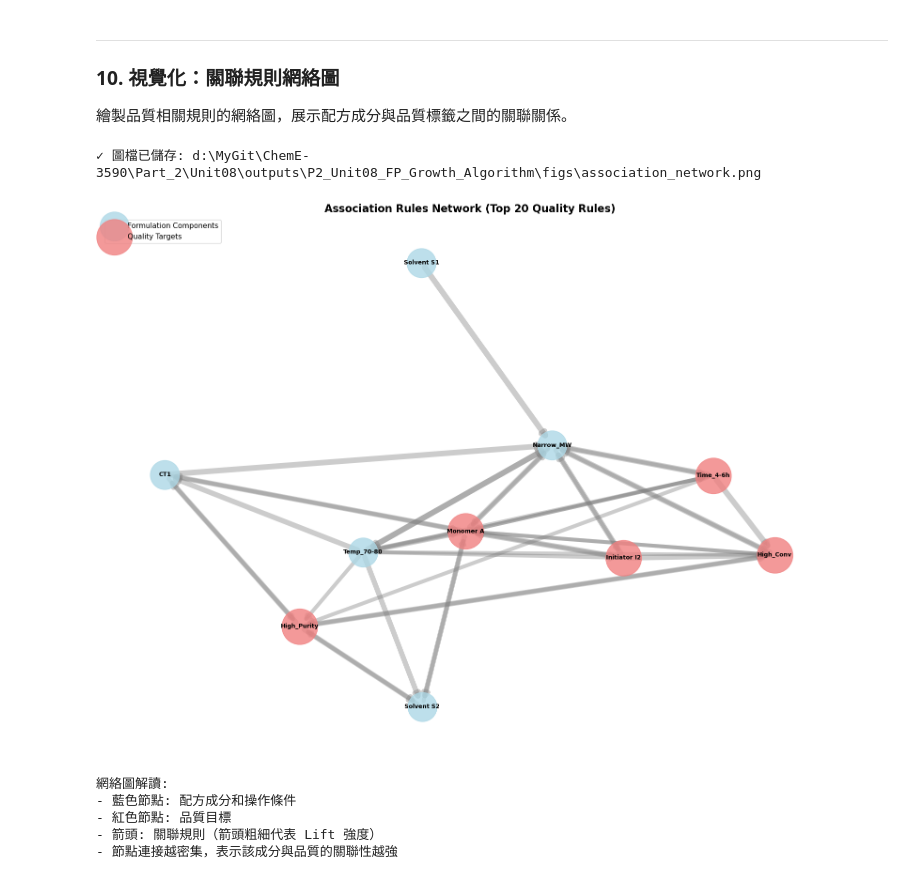
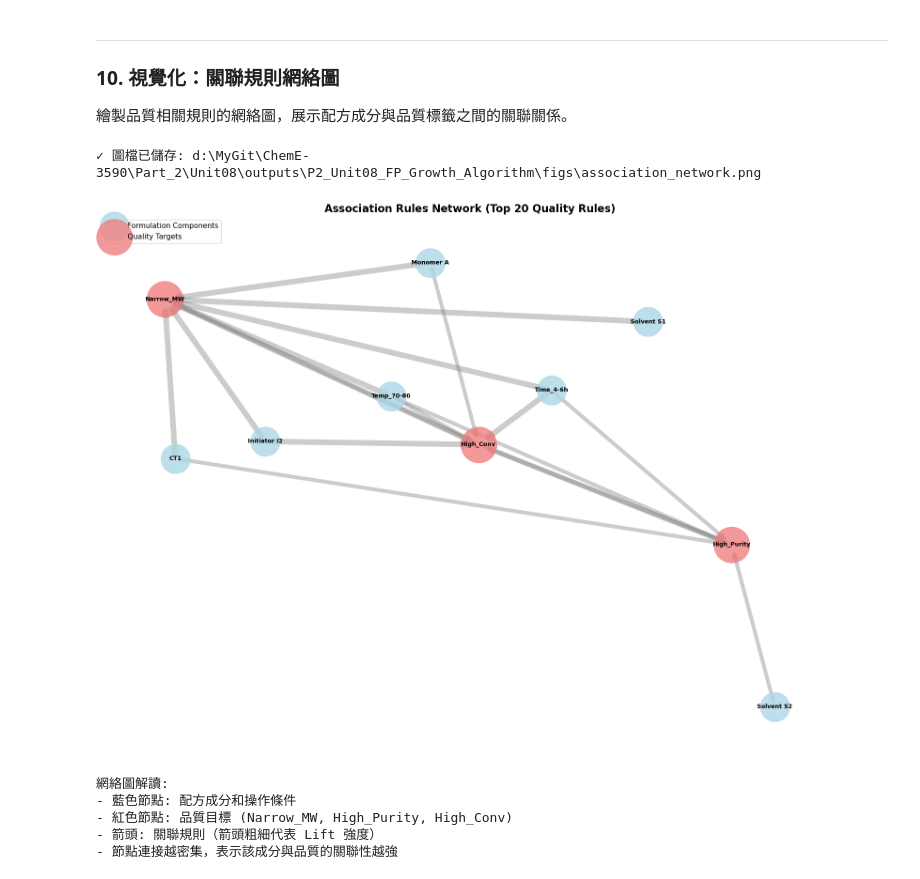
Before and after one commit to d9148408/ChemE-3590, a Jupyter notebook: Part_2/Unit08/Unit08_FP_Growth_Algorithm.ipynb, the cells around one changed output. Cells and saved outputs as stored; diff of their text form; code cells hidden in the pictures.

```diff
--- a/Part_2/Unit08/Unit08_FP_Growth_Algorithm.ipynb
+++ b/Part_2/Unit08/Unit08_FP_Growth_Algorithm.ipynb
@@ -198,11 +225,12 @@ FP-Growth 和 Apriori 都需要將交易列表轉換為 One-Hot 編碼格式。
 # 使用 TransactionEncoder 轉換為 One-Hot 編碼
 te = TransactionEncoder()
 te_ary = te.fit(transactions).transform(transactions)
-df = pd.DataFrame(te_ary, columns=te.columns_)
+df = pd.DataFrame(te_ary, columns=te.columns_).astype(bool)
 
 print("✓ 數據轉換完成")
 print(f"✓ 資料形狀: {df.shape}")
 print(f"✓ 項目總數: {df.shape[1]}")
+print(f"✓ 欄位資料型態: {df.dtypes.unique()} （應為 bool）")
 print(f"\n前 5 筆交易的 One-Hot 編碼：")
 print(df.head())
 # %% [output]
@@ -419,10 +554,10 @@ for target, target_name in quality_targets.items():
         print(f"\n前 3 條最強規則：")
         top_rules = target_rules.head(3)
 
-        for idx, rule in top_rules.iterrows():
+        for enum_idx, (_, rule) in enumerate(top_rules.iterrows(), start=1):
             antecedent = ', '.join(list(rule['antecedents']))
             consequent = ', '.join(list(rule['consequents']))
-            print(f"\n規則 {idx + 1}:")
+            print(f"\n規則 {enum_idx}:")
             print(f"  如果使用: {antecedent}")
             print(f"  則可獲得: {consequent}")
             print(f"  支持度: {rule['support']:.4f} ({rule['support']*100:.2f}%)")
@@ -538,6 +763,9 @@ plt.show()
 # %%
 # 選取 top 20 規則繪製網絡圖
 top_rules = quality_rules_sorted.head(20)
+
+# 定義品質標籤節點（固定分類，不依賴規則處理順序）
+quality_label_set = {'Narrow_MW', 'High_Purity', 'High_Conv'}
 
 # 建立有向圖
 G = nx.DiGraph()
@@ -546,16 +774,20 @@ G = nx.DiGraph()
 for idx, rule in top_rules.iterrows():
     # 前項節點
     for ante in rule['antecedents']:
-        G.add_node(ante, node_type='antecedent')
+        node_type = 'quality' if ante in quality_label_set else 'formulation'
+        G.add_node(ante, node_type=node_type)
 
-    # 後項節點（品質標籤）
+    # 後項節點
     for cons in rule['consequents']:
-        G.add_node(cons, node_type='consequent')
+        node_type = 'quality' if cons in quality_label_set else 'formulation'
+        G.add_node(cons, node_type=node_type)
 
-    # 添加邊，權重為 lift
+    # 添加邊，權重為 lift（僅對每個前項→後項建立一條邊）
     for ante in rule['antecedents']:
         for cons in rule['consequents']:
-            G.add_edge(ante, cons, weight=rule['lift'], confidence=rule['confidence'])
+            # 僅保留指向品質標籤的邊，避免圖太複雜
+            if cons in quality_label_set:
+                G.add_edge(ante, cons, weight=rule['lift'], confidence=rule['confidence'])
 
 # 繪製網絡圖
 fig, ax = plt.subplots(figsize=(16, 12))
@@ -563,51 +795,51 @@ fig, ax = plt.subplots(figsize=(16, 12))
 # 設定節點位置（使用 spring layout）
 pos = nx.spring_layout(G, k=2, iterations=50, seed=SEED)
 
-# 區分節點類型
-antecedent_nodes = [n for n, attr in G.nodes(data=True) if attr.get('node_type') == 'antecedent']
-consequent_nodes = [n for n, attr in G.nodes(data=True) if attr.get('node_type') == 'consequent']
+# 依據固定分類區分節點類型
+formulation_nodes = [n for n, attr in G.nodes(data=True) if attr.get('node_type') == 'formulation']
+quality_nodes     = [n for n, attr in G.nodes(data=True) if attr.get('node_type') == 'quality']
 
 # 繪製節點
-nx.draw_networkx_nodes(G, pos, nodelist=antecedent_nodes,
+nx.draw_networkx_nodes(G, pos, nodelist=formulation_nodes,
                       node_color='lightblue', node_size=2000,
                       alpha=0.8, label='Formulation Components', ax=ax)
-nx.draw_networkx_nodes(G, pos, nodelist=consequent_nodes,
+nx.draw_networkx_nodes(G, pos, nodelist=quality_nodes,
                       node_color='lightcoral', node_size=3000,
                       alpha=0.8, label='Quality Targets', ax=ax)
 
-# 繪製邊
-edges = G.edges()
+# 繪製邊（只顯示有向品質標籤的邊）
+edges = list(G.edges())
 weights = [G[u][v]['weight'] for u, v in edges]
 
 nx.draw_networkx_edges(G, pos, edgelist=edges,
-                      width=[w*0.5 for w in weights],
+                      width=[w * 0.5 for w in weights],
                       alpha=0.4, edge_color='gray',
                       arrows=True, arrowsize=15, ax=ax)
 
 # 繪製節點標籤
 nx.draw_networkx_labels(G, pos, font_size=9, font_weight='bold', ax=ax)
 
 ax.set_title('Association Rules Network (Top 20 Quality Rules)',
             fontsize=16, fontweight='bold')
 ax.legend(loc='upper left', fontsize=11)
 ax.axis('off')
 
 plt.tight_layout()
 fig_path = FIG_DIR / 'association_network.png'
 plt.savefig(fig_path, dpi=300, bbox_inches='tight')
 print(f"✓ 圖檔已儲存: {fig_path}")
 plt.show()
 
 print("\n網絡圖解讀:")
 print("- 藍色節點: 配方成分和操作條件")
-print("- 紅色節點: 品質目標")
+print("- 紅色節點: 品質目標 (Narrow_MW, High_Purity, High_Conv)")
 print("- 箭頭: 關聯規則（箭頭粗細代表 Lift 強度）")
 print("- 節點連接越密集，表示該成分與品質的關聯性越強")
 # %% [output]
 ✓ 圖檔已儲存: d:\MyGit\ChemE-3590\Part_2\Unit08\outputs\P2_Unit08_FP_Growth_Algorithm\figs\association_network.png
-[figure, old version]
+[figure, new version]
 網絡圖解讀:
 - 藍色節點: 配方成分和操作條件
-- 紅色節點: 品質目標
+- 紅色節點: 品質目標 (Narrow_MW, High_Purity, High_Conv)
 - 箭頭: 關聯規則（箭頭粗細代表 Lift 強度）
 - 節點連接越密集，表示該成分與品質的關聯性越強
```
Also changed, not shown: parts of 16 cells of this notebook, 13 other files.
